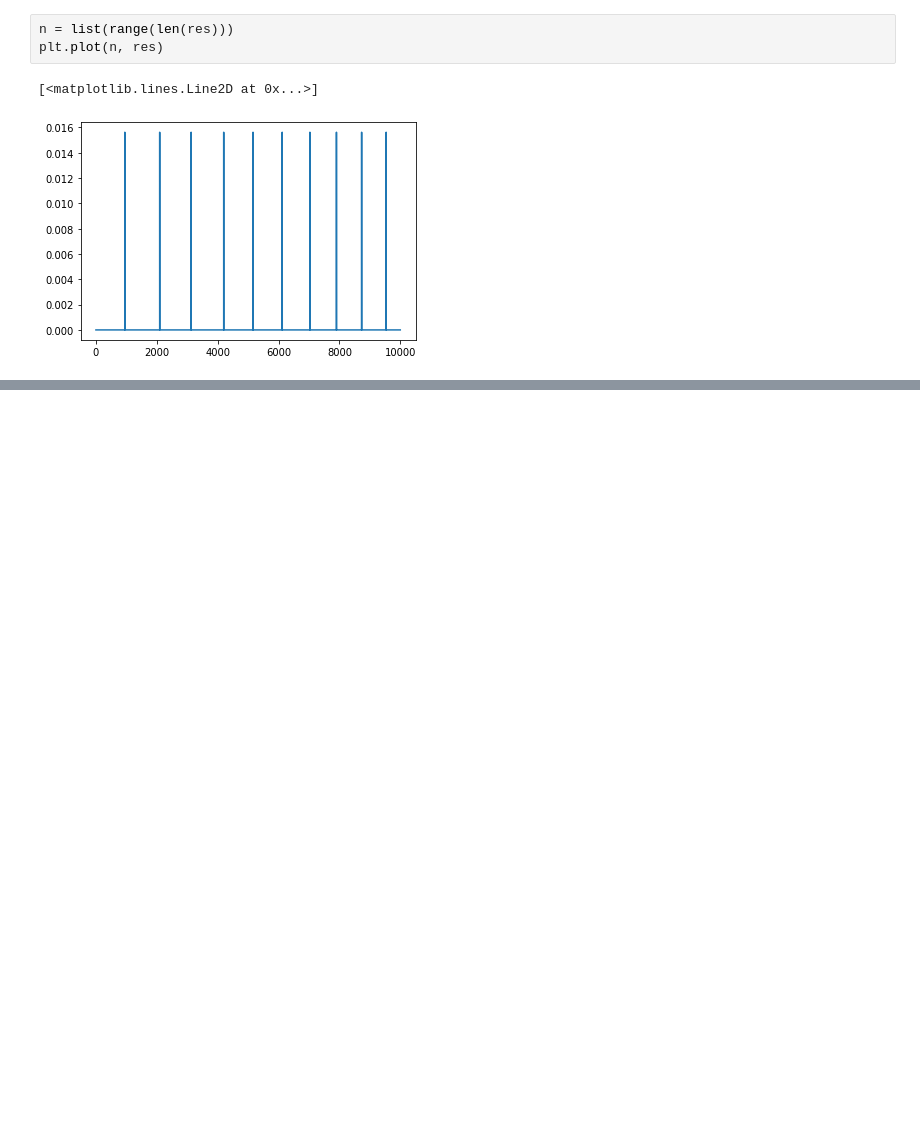
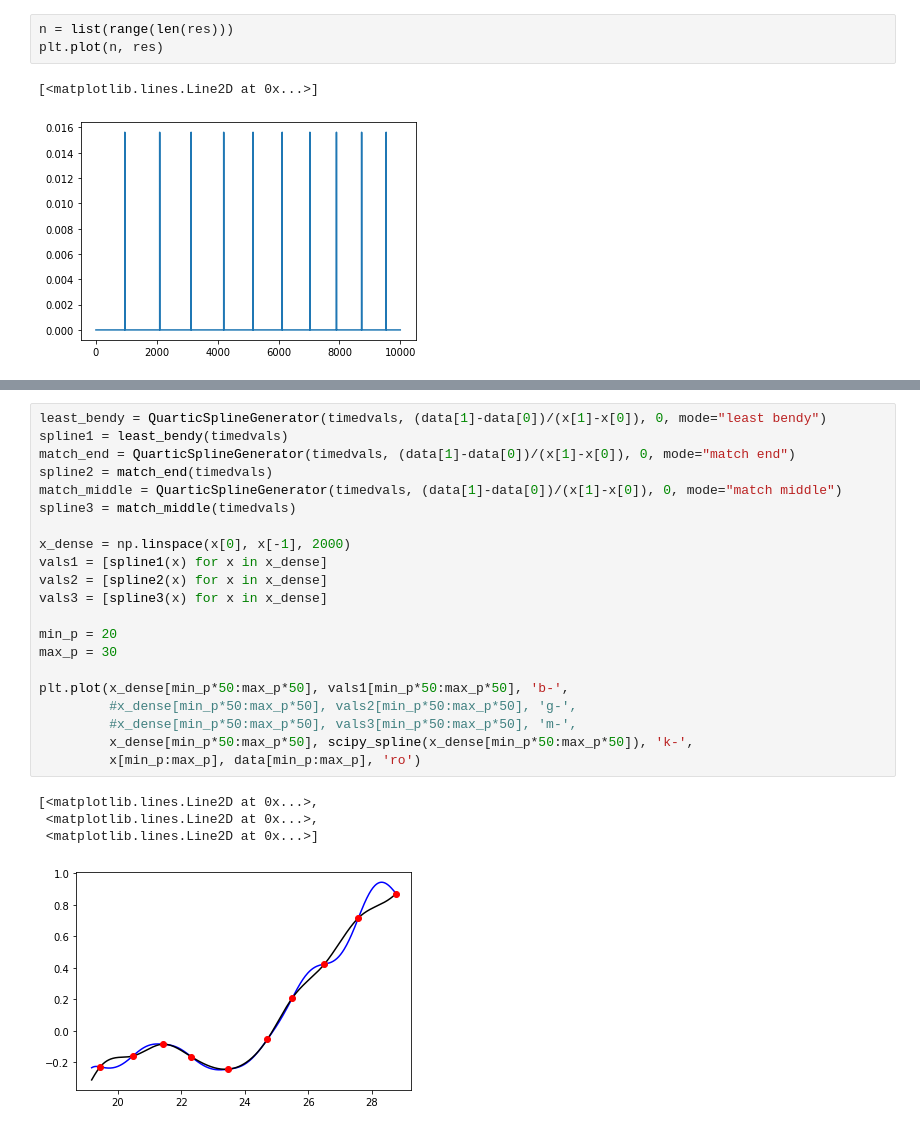
Before and after one commit to Meeso1/Interactions, a Jupyter notebook: tests.ipynb, the cells around one changed output, grey strips where cells are left out. Saved outputs shown, nothing was run; the diff lists cells and outputs as text; blank space fills up the shorter version.

```diff
--- a/tests.ipynb
+++ b/tests.ipynb
@@ -155,0 +169,26 @@ plt.plot(n, res)
+# %%
+least_bendy = QuarticSplineGenerator(timedvals, (data[1]-data[0])/(x[1]-x[0]), 0, mode="least bendy")
+spline1 = least_bendy(timedvals)
+match_end = QuarticSplineGenerator(timedvals, (data[1]-data[0])/(x[1]-x[0]), 0, mode="match end")
+spline2 = match_end(timedvals)
+match_middle = QuarticSplineGenerator(timedvals, (data[1]-data[0])/(x[1]-x[0]), 0, mode="match middle")
+spline3 = match_middle(timedvals)
+
+x_dense = np.linspace(x[0], x[-1], 2000)
+vals1 = [spline1(x) for x in x_dense]
+vals2 = [spline2(x) for x in x_dense]
+vals3 = [spline3(x) for x in x_dense]
+
+min_p = 20
+max_p = 30
+
+plt.plot(x_dense[min_p*50:max_p*50], vals1[min_p*50:max_p*50], 'b-',
+         #x_dense[min_p*50:max_p*50], vals2[min_p*50:max_p*50], 'g-',
+         #x_dense[min_p*50:max_p*50], vals3[min_p*50:max_p*50], 'm-',
+         x_dense[min_p*50:max_p*50], scipy_spline(x_dense[min_p*50:max_p*50]), 'k-',
+         x[min_p:max_p], data[min_p:max_p], 'ro')
+# %% [output]
+[<matplotlib.lines.Line2D at 0x...>,
+ <matplotlib.lines.Line2D at 0x...>,
+ <matplotlib.lines.Line2D at 0x...>]
+[figure, added]
```
Also changed, not shown: parts of 2 cells of this notebook, 12 other files.
